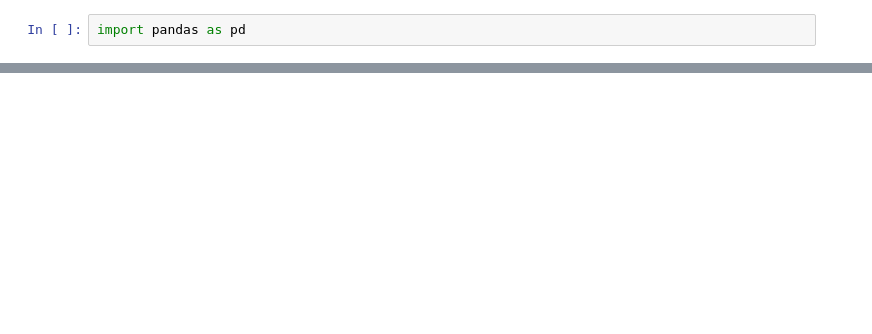
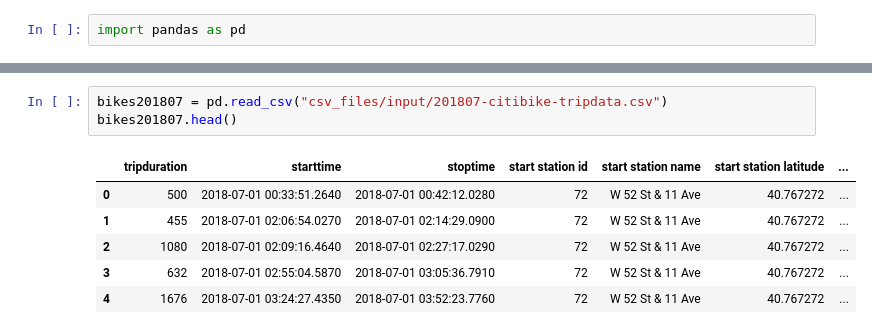
Before and after one commit to AliciaAPerez/Citi_Bike_Station_Analysis_with_Tableau, a Jupyter notebook: data/data_cleanup.ipynb, the cells around one changed output, grey strips where cells are left out. Drawn from its saved outputs; the diff is of its cells as text; blank space fills up the shorter version.

```diff
--- a/data/data_cleanup.ipynb
+++ b/data/data_cleanup.ipynb
@@ -429,0 +18,10 @@ bikes2020_4.to_csv("bikes2020_4.csv")
+# %%
+bikes201807 = pd.read_csv("csv_files/input/201807-citibike-tripdata.csv")
+bikes201807.head()
+# %% [output]
+|  | tripduration | starttime | stoptime | start station id | start station name | start station latitude | ... |
+| 0 | 500 | 2018-07-01 00:33:51.2640 | 2018-07-01 00:42:12.0280 | 72 | W 52 St & 11 Ave | 40.767272 | ... |
+| 1 | 455 | 2018-07-01 02:06:54.0270 | 2018-07-01 02:14:29.0900 | 72 | W 52 St & 11 Ave | 40.767272 | ... |
+| 2 | 1080 | 2018-07-01 02:09:16.4640 | 2018-07-01 02:27:17.0290 | 72 | W 52 St & 11 Ave | 40.767272 | ... |
+| 3 | 632 | 2018-07-01 02:55:04.5870 | 2018-07-01 03:05:36.7910 | 72 | W 52 St & 11 Ave | 40.767272 | ... |
+| 4 | 1676 | 2018-07-01 03:24:27.4350 | 2018-07-01 03:52:23.7760 | 72 | W 52 St & 11 Ave | 40.767272 | ... |
```
Also changed, not shown: parts of 75 cells of this notebook, 4 other files.
